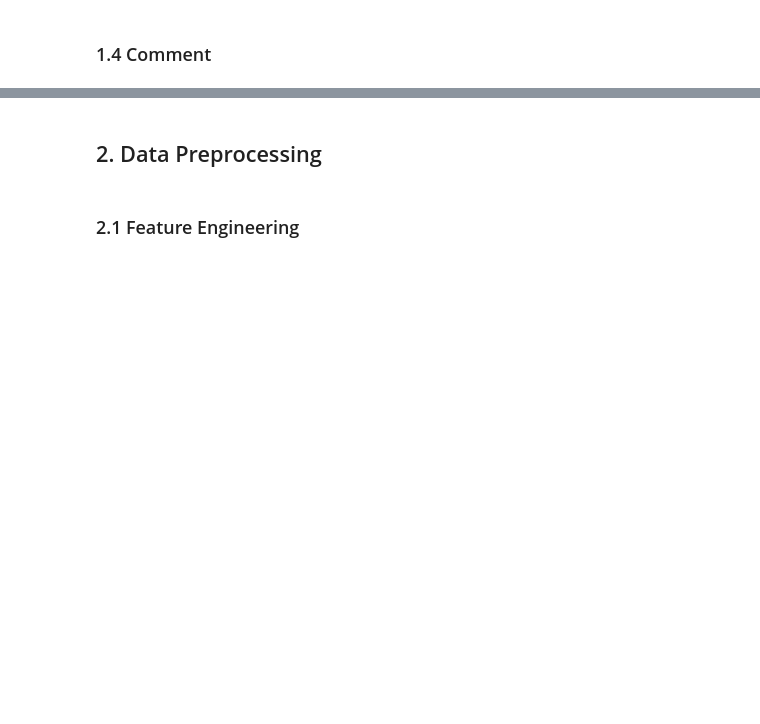
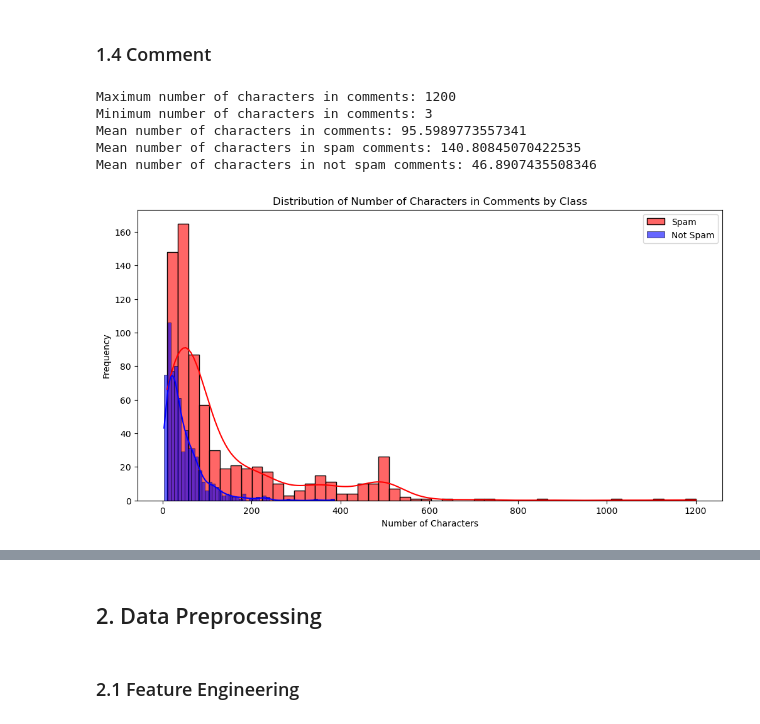
Before and after one commit to wogus00/spam-classification, a Jupyter notebook: submission_notebook.ipynb, the cells around one changed output, grey strips where cells are left out. Drawn from its saved outputs; the diff is of its cells as text; code cells hidden in the pictures; blank space fills up the shorter version.

Commit message:
added eda section up to word frequency

```diff
--- a/submission_notebook.ipynb
+++ b/submission_notebook.ipynb
@@ -72,2 +119,31 @@ test_df = pd.read_csv('raw-dataset/test.csv')
 # %% [markdown]
 ### 1.4 Comment
+# %%
+# check for number of characters in each comment
+train_df['n_chars'] = train_df['CONTENT'].apply(len)
+print(f"Maximum number of characters in comments: {train_df['n_chars'].max()}")
+print(f"Minimum number of characters in comments: {train_df['n_chars'].min()}")
+print(f"Mean number of characters in comments: {train_df['n_chars'].mean()}")
+
+# check for number of characters based on class
+spam_chars = train_df[train_df['CLASS'] == 1]['n_chars']
+not_spam_chars = train_df[train_df['CLASS'] == 0]['n_chars']
+print(f"Mean number of characters in spam comments: {spam_chars.mean()}")
+print(f"Mean number of characters in not spam comments: {not_spam_chars.mean()}")
+
+# Plot the distribution of the number of characters based on class
+plt.figure(figsize=(12, 6))
+sns.histplot(spam_chars, bins=50, kde=True, color='red', label='Spam', alpha=0.6)
+sns.histplot(not_spam_chars, bins=50, kde=True, color='blue', label='Not Spam', alpha=0.6)
+plt.title('Distribution of Number of Characters in Comments by Class')
+plt.xlabel('Number of Characters')
+plt.ylabel('Frequency')
+plt.legend()
+plt.show()
+# %% [output]
+Maximum number of characters in comments: 1200
+Minimum number of characters in comments: 3
+Mean number of characters in comments: 95.5989773557341
+Mean number of characters in spam comments: 140.80845070422535
+Mean number of characters in not spam comments: 46.8907435508346
+[figure, added]
```
Also changed, not shown: parts of 33 cells of this notebook.
